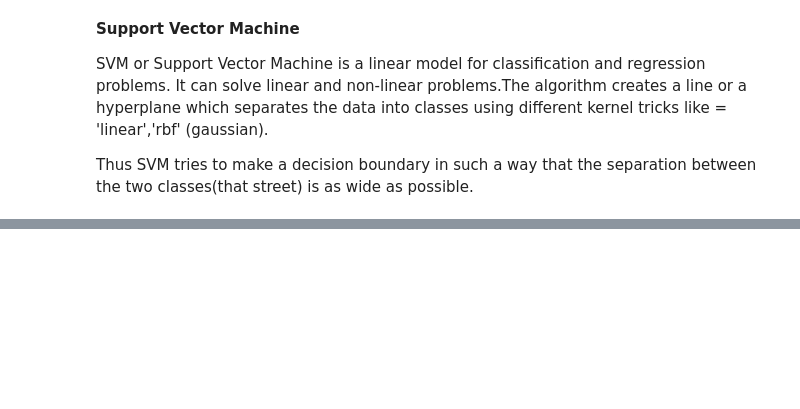
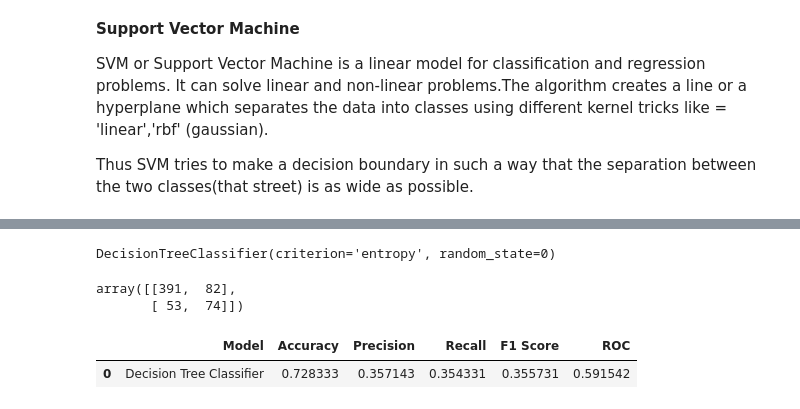
Before and after one commit to nMan007/Machine-Learning, a Jupyter notebook: Credit_Card_Default_Prediction.ipynb, the cells around one changed output, grey strips where cells are left out. Saved outputs shown, nothing was run; the diff lists cells and outputs as text; code cells hidden in the pictures; blank space fills up the shorter version.

```diff
--- a/Credit_Card_Default_Prediction.ipynb
+++ b/Credit_Card_Default_Prediction.ipynb
@@ -802,0 +880,28 @@ Thus SVM tries to make a decision boundary in such a way that the separation bet
+# %%
+from sklearn.tree import DecisionTreeClassifier
+dct = DecisionTreeClassifier(criterion = 'entropy',random_state = 0)
+# %%
+dct.fit(X_train,y_train)
+# %% [output]
+DecisionTreeClassifier(criterion='entropy', random_state=0)
+# %%
+y_pred = dct.predict(X_test)
+# %%
+cm
+# %% [output]
+array([[391,  82],
+       [ 53,  74]])
+# %%
+from sklearn.metrics import  accuracy_score, f1_score, precision_score, recall_score, roc_auc_score
+roc=roc_auc_score(y_test, y_pred)
+acc = accuracy_score(y_test, y_pred)
+prec = precision_score(y_test, y_pred)
+rec = recall_score(y_test, y_pred)
+f1 = f1_score(y_test, y_pred)
+
+model = pd.DataFrame([['Decision Tree Classifier', acc,prec,rec, f1,roc]],
+               columns = ['Model', 'Accuracy', 'Precision', 'Recall', 'F1 Score','ROC'])
+model
+# %% [output]
+|  | Model | Accuracy | Precision | Recall | F1 Score | ROC |
+| 0 | Decision Tree Classifier | 0.728333 | 0.357143 | 0.354331 | 0.355731 | 0.591542 |
```
Also changed, not shown: parts of 81 cells of this notebook.
